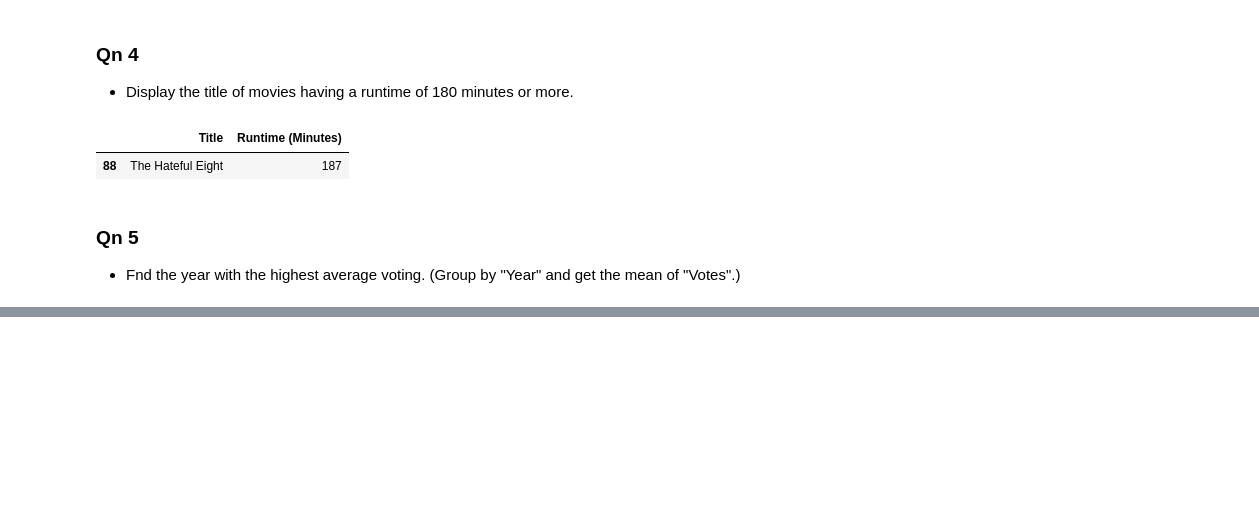
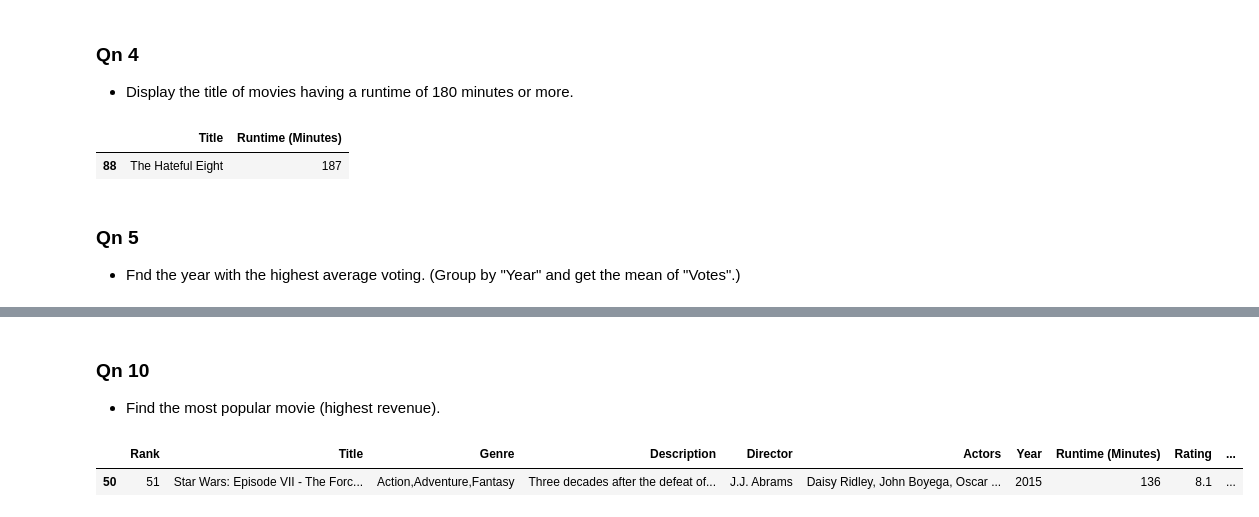
Before and after one commit to Punit2709/PythonLearning, a Jupyter notebook: AdvancedPy/Pandas/case_study_4.ipynb, the cells around one changed output, grey strips where cells are left out. Cells and saved outputs as stored; diff of their text form; code cells hidden in the pictures; blank space fills up the shorter version.

```diff
--- a/AdvancedPy/Pandas/case_study_4.ipynb
+++ b/AdvancedPy/Pandas/case_study_4.ipynb
@@ -116,0 +146,9 @@ See the caveats in the documentation: https://pandas.pydata.org/pandas-docs/stab
+# %% [markdown]
+### Qn 10
+- Find the most popular movie (highest revenue).
+# %%
+df_high_rev = drop_df.sort_values('Revenue (Millions)', ascending=False).head(1)
+df_high_rev
+# %% [output]
+|  | Rank | Title | Genre | Description | Director | Actors | Year | Runtime (Minutes) | Rating | ... |
+| 50 | 51 | Star Wars: Episode VII - The Forc... | Action,Adventure,Fantasy | Three decades after the defeat of... | J.J. Abrams | Daisy Ridley, John Boyega, Oscar ... | 2015 | 136 | 8.1 | ... |
```
Also changed, not shown: parts of 17 cells of this notebook, 9 other files.
